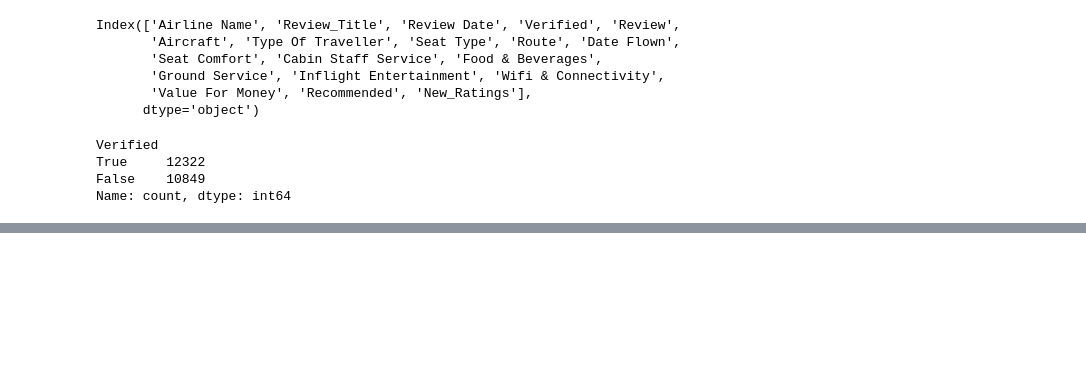
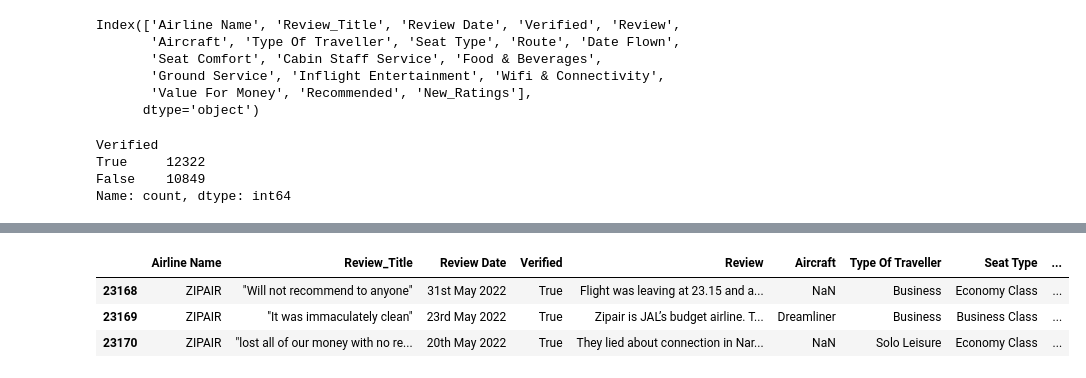
Before and after one commit to yuvarajrajdata/Airlines_review_sentiment_analysis_prediction, a Jupyter notebook: Airlines_review_sentiment_analysis_prediction.ipynb, the cells around one changed output, grey strips where cells are left out. Saved outputs shown, nothing was run; the diff lists cells and outputs as text; code cells hidden in the pictures; blank space fills up the shorter version.

```diff
--- a/Airlines_review_sentiment_analysis_prediction.ipynb
+++ b/Airlines_review_sentiment_analysis_prediction.ipynb
@@ -119,0 +140,7 @@ Name: count, dtype: int64
+# %%
+data.tail(3)
+# %% [output]
+|  | Airline Name | Review_Title | Review Date | Verified | Review | Aircraft | Type Of Traveller | Seat Type | ... |
+| 23168 | ZIPAIR | "Will not recommend to anyone" | 31st May 2022 | True | Flight was leaving at 23.15 and a... | NaN | Business | Economy Class | ... |
+| 23169 | ZIPAIR | "It was immaculately clean" | 23rd May 2022 | True | Zipair is JAL’s budget airline. T... | Dreamliner | Business | Business Class | ... |
+| 23170 | ZIPAIR | "lost all of our money with no re... | 20th May 2022 | True | They lied about connection in Nar... | NaN | Solo Leisure | Economy Class | ... |
```
Also changed, not shown: parts of 3 cells of this notebook.
